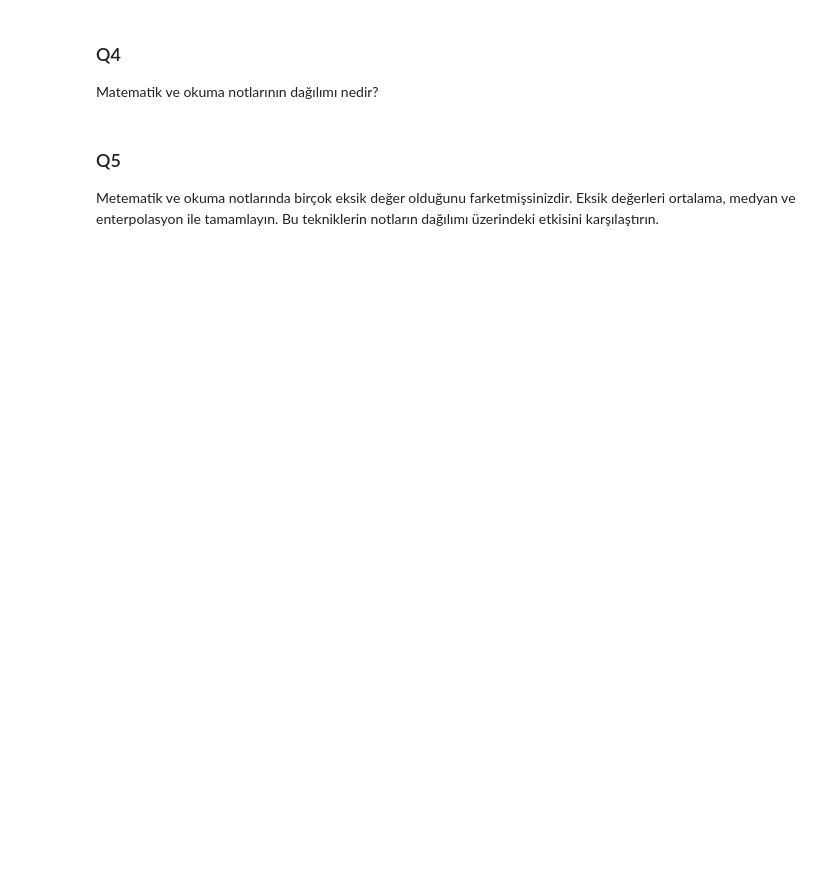
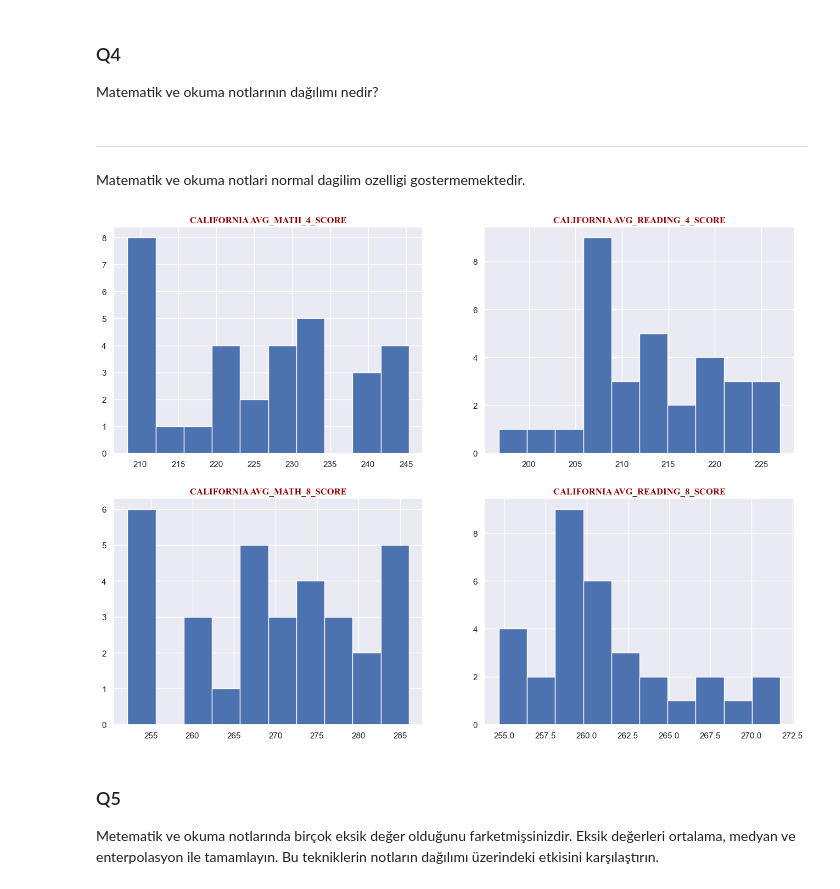
Before and after one commit to ahmetpergamum/datascience, a Jupyter notebook: 03_exploratory_analysis/assignment05singlevaranalysis.ipynb, the cells around one changed output. Drawn from its saved outputs; the diff is of its cells as text; code cells hidden in the pictures; blank space fills up the shorter version.

```diff
--- a/03_exploratory_analysis/assignment05singlevaranalysis.ipynb
+++ b/03_exploratory_analysis/assignment05singlevaranalysis.ipynb
@@ -17,0 +160,13 @@ Seçtiğiniz eyalette, öğrenciler hangi derste daha başarılı? Matematik mi
+# %%
+state = 'CALIFORNIA'
+
+math4_series = dfi.loc[dfi['STATE']=='CALIFORNIA',['AVG_MATH_4_SCORE']].mean()
+math8_series = dfi.loc[dfi['STATE']=='CALIFORNIA',['AVG_MATH_8_SCORE']].mean()
+
+read4_series = dfi.loc[dfi['STATE']=='CALIFORNIA',['AVG_READING_4_SCORE']].mean()
+read8_series = dfi.loc[dfi['STATE']=='CALIFORNIA',['AVG_READING_8_SCORE']].mean()
+
+display(dfi.loc[dfi['STATE']=='CALIFORNIA',['AVG_MATH_4_SCORE']].mean())
+display(dfi.loc[dfi['STATE']=='CALIFORNIA',['AVG_READING_4_SCORE']].mean())
+display(dfi.loc[dfi['STATE']=='CALIFORNIA',['AVG_MATH_8_SCORE']].mean())
+display(dfi.loc[dfi['STATE']=='CALIFORNIA',['AVG_READING_8_SCORE']].mean())
@@ -18,6 +182,24 @@ Seçtiğiniz eyalette, öğrenciler hangi derste daha başarılı? Matematik mi
 # %% [markdown]
 ### Q4
 Matematik ve okuma notlarının dağılımı nedir?
+# %% [markdown]
+---
+Matematik ve okuma notlari normal dagilim ozelligi gostermemektedir.
+# %%
+states = ['CALIFORNIA']
+columns = ['AVG_MATH_4_SCORE', 'AVG_READING_4_SCORE', 'AVG_MATH_8_SCORE', 'AVG_READING_8_SCORE']
+i=1
+plt.figure(figsize=(16,12))
+for state in states:
+    for column in columns:
+        plt.subplot(2,2,i)
+        plt.title(state + ' '+ column , fontdict=title_font)
+        plt.hist(dfi.loc[dfi['STATE']==state][column])
+        i += 1
+
+plt.show()
+# %% [output]
+[figure, added]
 # %% [markdown]
 ### Q5
 Metematik ve okuma notlarında birçok eksik değer olduğunu farketmişsinizdir. Eksik değerleri ortalama, medyan ve enterpolasyon ile tamamlayın. Bu tekniklerin notların dağılımı üzerindeki etkisini karşılaştırın.
```
Also changed, not shown: parts of 20 cells of this notebook, 1 other file.
